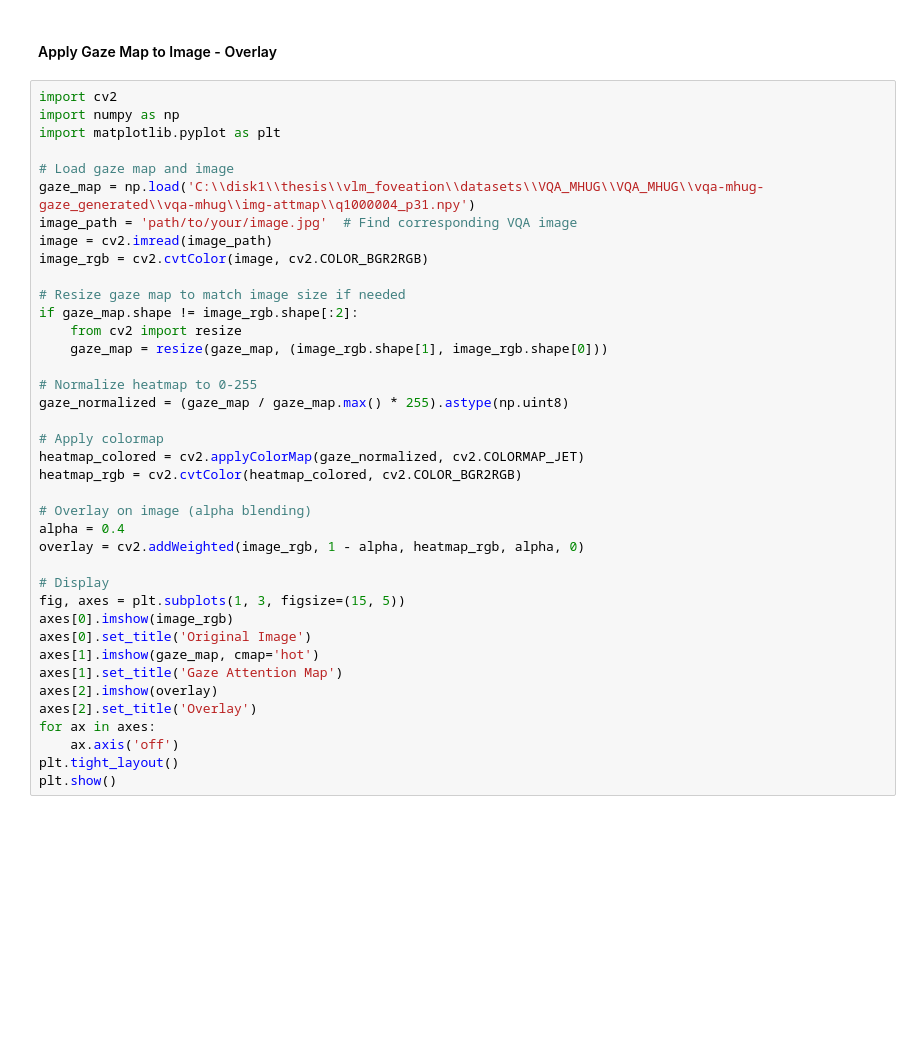
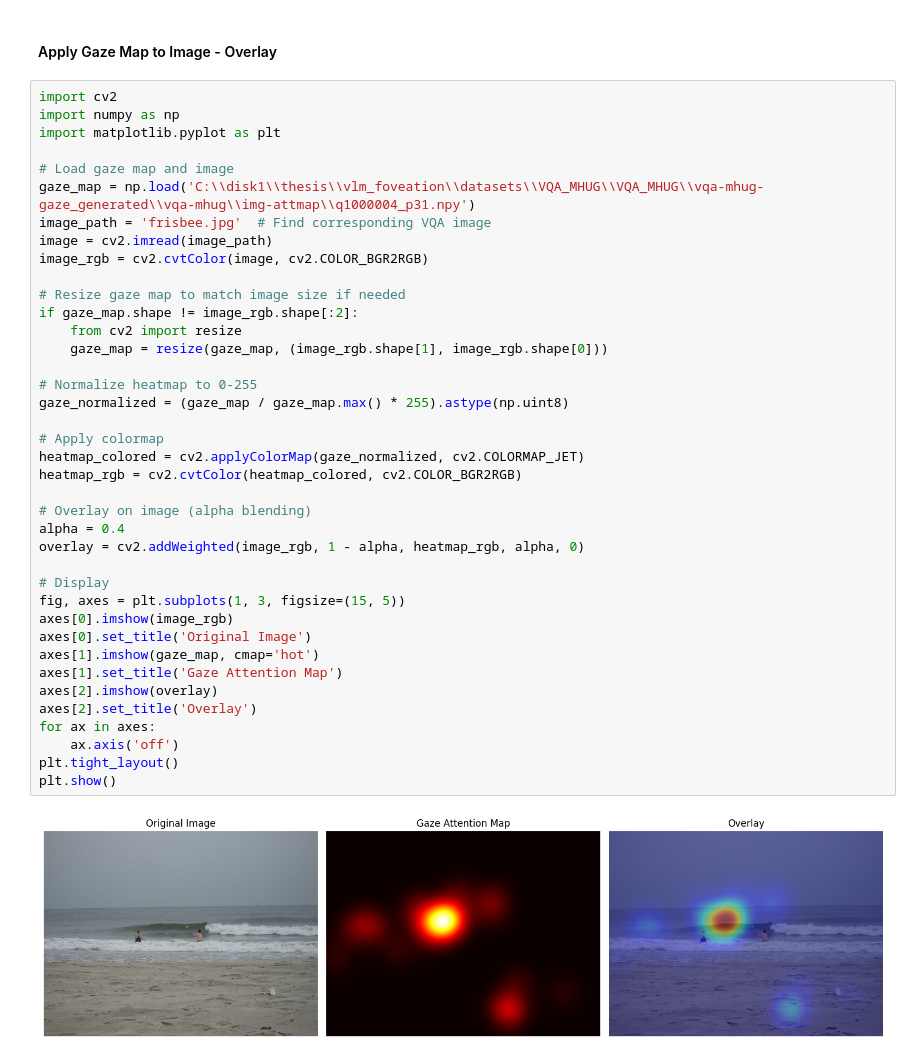
Before and after one commit to nandandevinagara/thesis_exploration, a Jupyter notebook: vlm_foveation/datasets/VQA_MHUG/VQA_MHUG/processing_img_attnmap_from_npy_files.ipynb, the cells around one changed output. Cells and saved outputs as stored; diff of their text form; blank space fills up the shorter version.

```diff
--- a/vlm_foveation/datasets/VQA_MHUG/VQA_MHUG/processing_img_attnmap_from_npy_files.ipynb
+++ b/vlm_foveation/datasets/VQA_MHUG/VQA_MHUG/processing_img_attnmap_from_npy_files.ipynb
@@ -30,35 +30,37 @@ import matplotlib.pyplot as plt
 
 # Load gaze map and image
 gaze_map = np.load('C:\\disk1\\thesis\\vlm_foveation\\datasets\\VQA_MHUG\\VQA_MHUG\\vqa-mhug-gaze_generated\\vqa-mhug\\img-attmap\\q1000004_p31.npy')
-image_path = 'path/to/your/image.jpg'  # Find corresponding VQA image
+image_path = 'frisbee.jpg'  # Find corresponding VQA image
 image = cv2.imread(image_path)
 image_rgb = cv2.cvtColor(image, cv2.COLOR_BGR2RGB)
 
 # Resize gaze map to match image size if needed
 if gaze_map.shape != image_rgb.shape[:2]:
     from cv2 import resize
     gaze_map = resize(gaze_map, (image_rgb.shape[1], image_rgb.shape[0]))
 
 # Normalize heatmap to 0-255
 gaze_normalized = (gaze_map / gaze_map.max() * 255).astype(np.uint8)
 
 # Apply colormap
 heatmap_colored = cv2.applyColorMap(gaze_normalized, cv2.COLORMAP_JET)
 heatmap_rgb = cv2.cvtColor(heatmap_colored, cv2.COLOR_BGR2RGB)
 
 # Overlay on image (alpha blending)
 alpha = 0.4
 overlay = cv2.addWeighted(image_rgb, 1 - alpha, heatmap_rgb, alpha, 0)
 
 # Display
 fig, axes = plt.subplots(1, 3, figsize=(15, 5))
 axes[0].imshow(image_rgb)
 axes[0].set_title('Original Image')
 axes[1].imshow(gaze_map, cmap='hot')
 axes[1].set_title('Gaze Attention Map')
 axes[2].imshow(overlay)
 axes[2].set_title('Overlay')
 for ax in axes:
     ax.axis('off')
 plt.tight_layout()
 plt.show()
+# %% [output]
+[figure, added]
```
Also changed, not shown: parts of 1 cell of this notebook, 2 other files.
